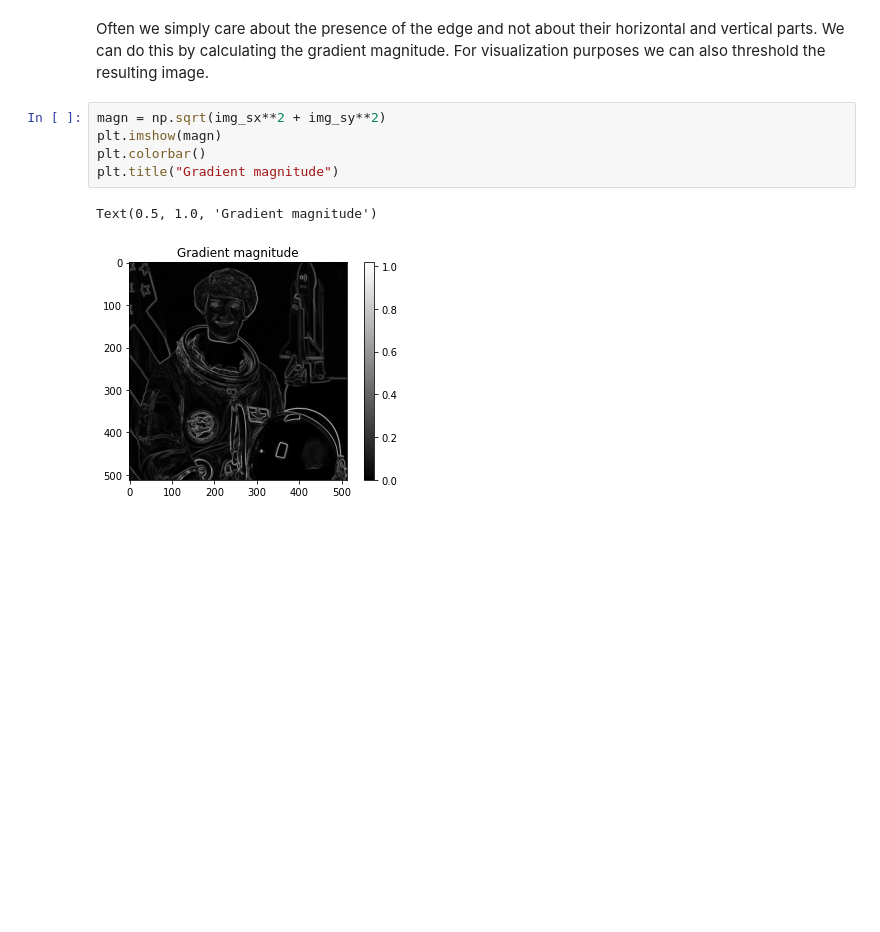
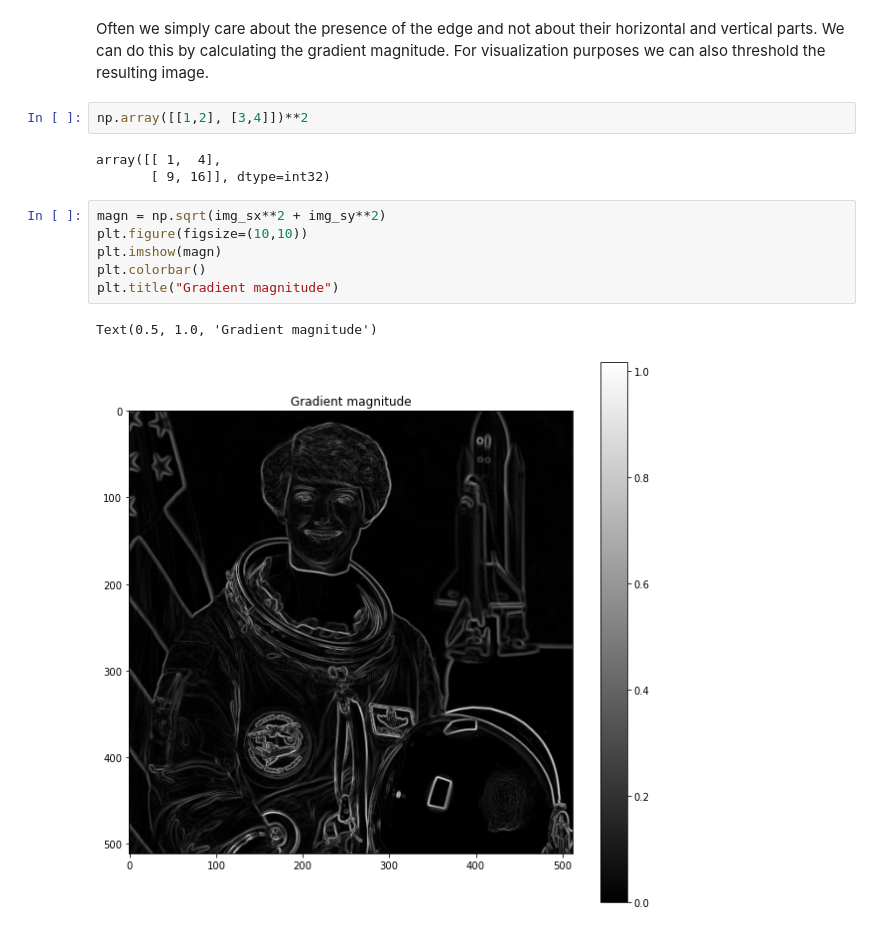
Before and after one commit to erodner/bvlecture, a Jupyter notebook: 01-basics/filters.ipynb, the cells around one changed output. Saved outputs shown, nothing was run; the diff lists cells and outputs as text; blank space fills up the shorter version.

```diff
--- a/01-basics/filters.ipynb
+++ b/01-basics/filters.ipynb
@@ -162,12 +184,18 @@ plt.colorbar()
 [figure]
 # %% [markdown]
 Often we simply care about the presence of the edge and not about their horizontal and vertical parts. We can do this by calculating the gradient magnitude. For visualization purposes we can also threshold the resulting image.
+# %%
+np.array([[1,2], [3,4]])**2
+# %% [output]
+array([[ 1,  4],
+       [ 9, 16]], dtype=int32)
 # %%
 magn = np.sqrt(img_sx**2 + img_sy**2)
+plt.figure(figsize=(10,10))
 plt.imshow(magn)
 plt.colorbar()
 plt.title("Gradient magnitude")
 # %% [output]
 Text(0.5, 1.0, 'Gradient magnitude')
-[figure, old version]
+[figure, new version]
 # %%
```
Also changed, not shown: parts of 7 cells of this notebook, 5 other files.
